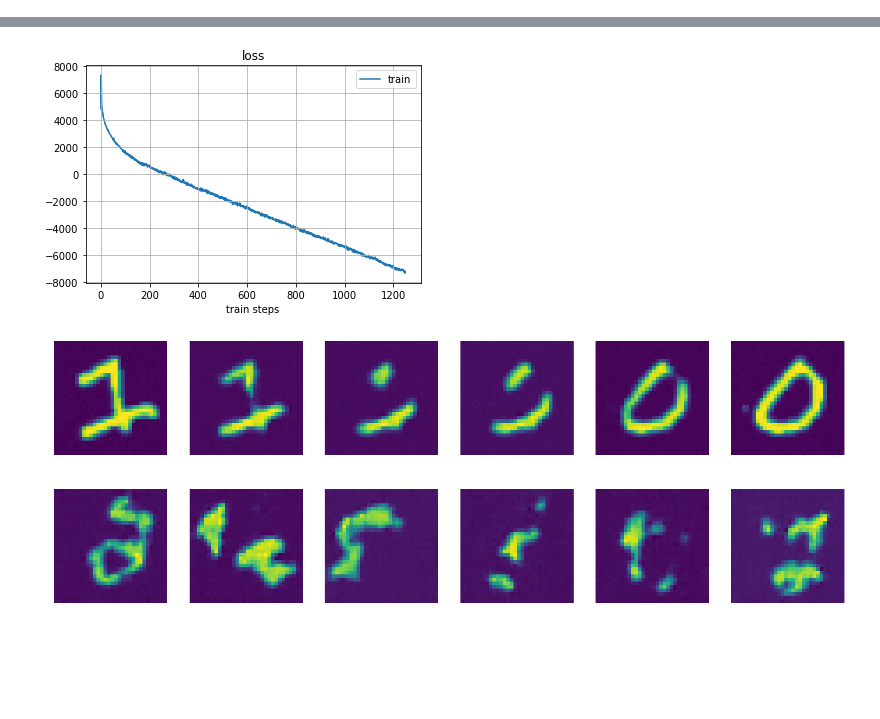
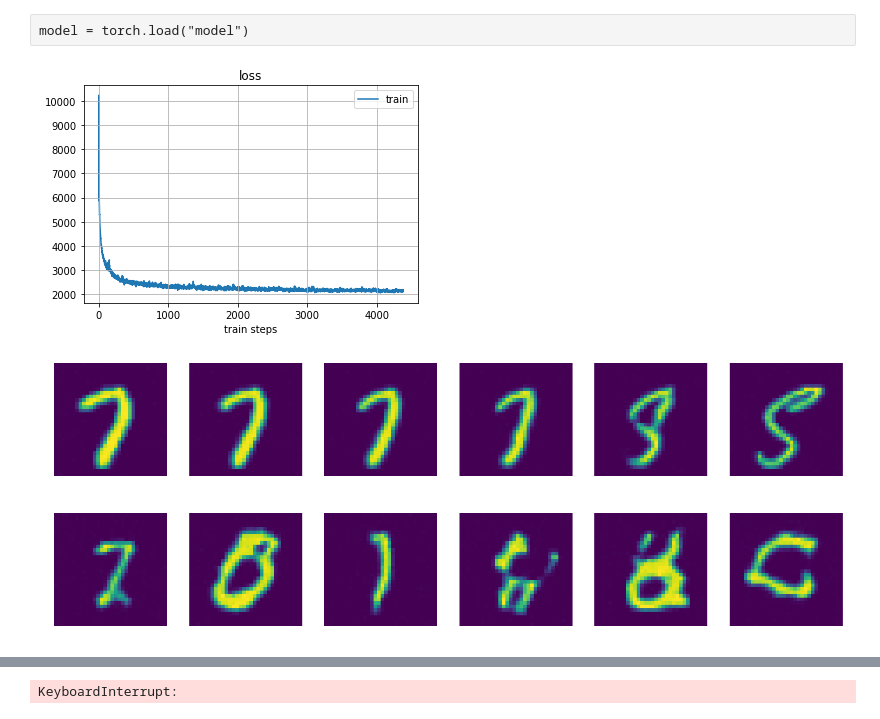
Before and after one commit to Akiiino/GLOW, a Jupyter notebook: Glow_MNIST.ipynb, the cells around one changed output, grey strips where cells are left out. Drawn from its saved outputs; the diff is of its cells as text; code cells hidden in the pictures; blank space fills up the shorter version.

```diff
--- a/Glow_MNIST.ipynb
+++ b/Glow_MNIST.ipynb
@@ -90,7 +99,7 @@ class ActNorm(nn.Module):
             self.bias.data = -(inp * self.weights[..., None, None]).transpose(0, 1).contiguous().view(c, -1).mean(1) #fack
             self.initialized = True
 
-        return (inp + self.bias[..., None, None]) * torch.exp(self.weights[..., None, None]), logdet + self.shape[0] * self.shape[1] * torch.sum(torch.abs(self.weights))
+        return (inp + self.bias[..., None, None]) * torch.exp(self.weights[..., None, None]), logdet + self.shape[0] * self.shape[1] * torch.sum(self.weights)
 
     def reverse(self, out):
         return out / torch.exp(self.weights[..., None, None]) - self.bias[..., None, None]
@@ -147,15 +156,15 @@ class Flow(nn.Module):
     def forward(self, inp, logdet, z):
         for i in range(self.k):
             out, logdet = self.actnorms[i](inp, logdet)
-            assert torch.allclose(self.actnorms[i].reverse(out), inp), f"actnorms[{i}] is not invertible"
+#             assert torch.allclose(self.actnorms[i].reverse(out), inp), f"actnorms[{i}] is not invertible"
             inp = out
 
             out, logdet = self.invconvs[i](inp, logdet)
-            assert torch.allclose(self.invconvs[i].reverse(out), inp), f"invconvs[{i}] is not invertible"
+#             assert torch.allclose(self.invconvs[i].reverse(out), inp), f"invconvs[{i}] is not invertible"
             inp = out
 
             out, logdet = self.couplings[i](inp, logdet)
-            assert torch.allclose(self.couplings[i].reverse(out), inp), f"couplings[{i}] is not invertible"
+#             assert torch.allclose(self.couplings[i].reverse(out), inp), f"couplings[{i}] is not invertible"
             inp = out
 
         return inp, logdet, z
@@ -210,8 +219,9 @@ class LogLikelihoodOld(nn.Module):
     def __init__(self, size):
         super().__init__()
         self.size = size
-        self.means = nn.Parameter(torch.Tensor(size)).to(device).double()
-        self.vars = nn.Parameter(torch.Tensor(size)).to(device).double()
+        self.means = nn.Parameter(torch.Tensor(size), False)
+        self.means.data = torch.zeros(size).double().to(device)
+        self.vars = nn.Parameter(torch.Tensor(size), False)
         self.vars.data = torch.ones(size).double().to(device)
         self.norm = torch.distributions.MultivariateNormal(self.means, torch.diag(self.vars))
 
@@ -255,8 +265,9 @@ class GlowModel(nn.Module):
 
     def forward(self, input_, logdet, z):
         for layer in self.layers:
-            input_, logdet, z = layer(input_, logdet, z)
-
+            out, logdet, z = layer(input_, logdet, z)
+#             assert torch.allclose(layer.reverse(out, z)[0], input_), f"{layer} is not invertible"
+            input_ = out
         return input_, logdet, z
 
     def reverse(self, input_, z):
@@ -265,8 +276,6 @@ class GlowModel(nn.Module):
 
         return input_, z
 # %%
-from tqdm import tqdm as tqdm
-
 def train_epoch(model, optimizer, batchsize=32):
     loss_log, acc_log = [], []
     model.train()
@@ -280,7 +289,7 @@ def train_epoch(model, optimizer, batchsize=32):
         out, logdet, z = model(data, 0, [])
 
         loss = -logdet + np.log(n_bins) * np.prod(x_batch.shape[1:])
-        loss.backward(retain_graph = True)
+        loss.backward()
         torch.nn.utils.clip_grad_norm_(model.parameters(), 100)
         torch.nn.utils.clip_grad_value_(model.parameters(), 5)
         optimizer.step()
@@ -311,7 +320,7 @@ def interpolate(ind_1, ind_2, p):
         z_i = [z[j] + diffs[j] * i / p for j in range(len(z))]
         res = model.reverse(None, z_i)
         fig.add_subplot(1, p + 1, i + 1)
-        plt.imshow(res[0].permute(0, 2, 3, 1).squeeze().detach().cpu().numpy())
+        plt.imshow(res[0].permute(0, 2, 3, 1).squeeze().detach().cpu().numpy(), vmin=0, vmax=1)
         plt.axis('off')
     plt.show()
 
@@ -326,7 +335,7 @@ def draw_samples(p):
             j = j + len(z[k])
         res = model.reverse(None, new_z)
         fig.add_subplot(1, p, i + 1)
-        plt.imshow(res[0].squeeze().detach().cpu().numpy())
+        plt.imshow(res[0].squeeze().detach().cpu().numpy(), vmin=0, vmax=1)
         plt.axis('off')
     plt.show()
 
@@ -345,2 +358,9 @@ def train(model, opt, n_epochs):
+# %% [raw]
+model = torch.load("model")
 # %%
-model = GlowModel(32, 32, 1, 8, 2).to(device).double()
+model = GlowModel(32, 32, 1, 10, 3).to(device).double()
+train(model, optim.Adam(model.parameters()), 100)
+# %% [output]
+[figure, added]
+[figure, added]
+[figure, added]
@@ -346,0 +368 @@ model = GlowModel(32, 32, 1, 8, 2).to(device).double()
+KeyboardInterrupt:
@@ -350,6 +368,0 @@ out, logdet, z = model.forward(img[None, ...].to(device), 0, [])
-# %%
-train(model, optim.Adam(model.parameters()), 100)
-# %% [output]
-[figure, removed]
-[figure, removed]
-[figure, removed]
```
Also changed, not shown: parts of 18 cells of this notebook.
